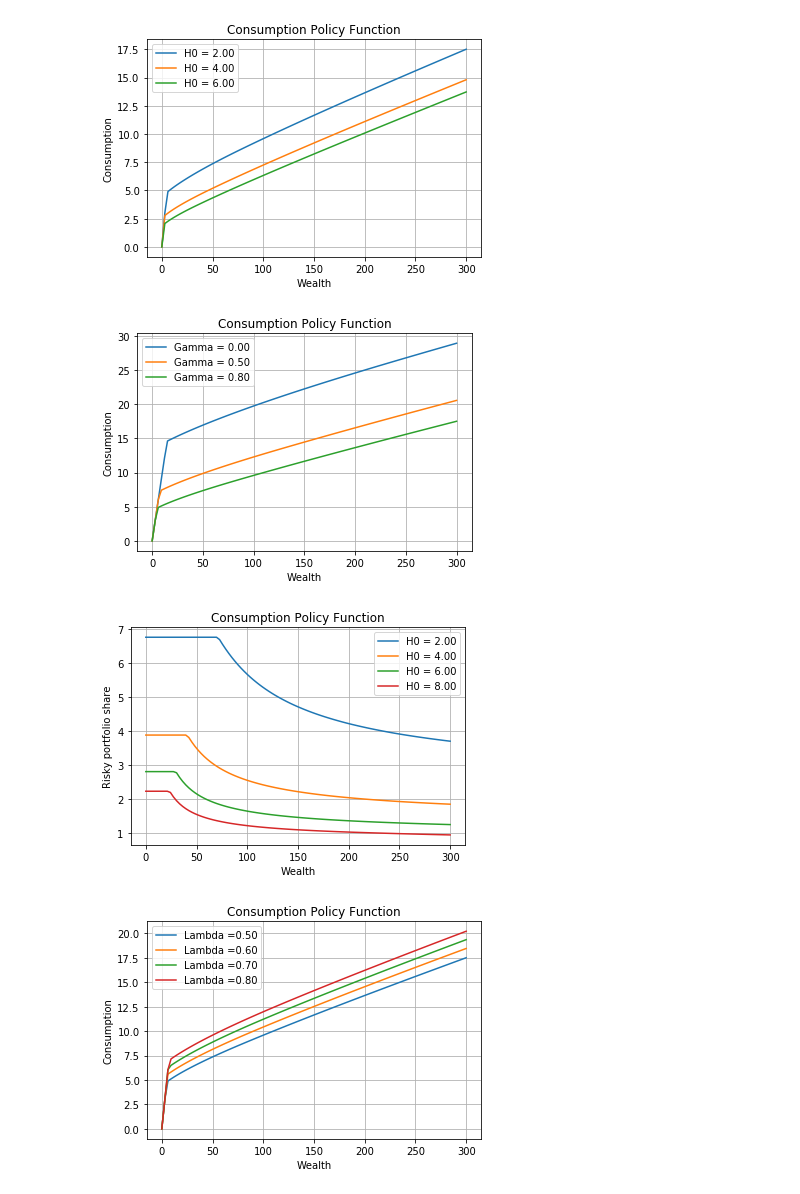
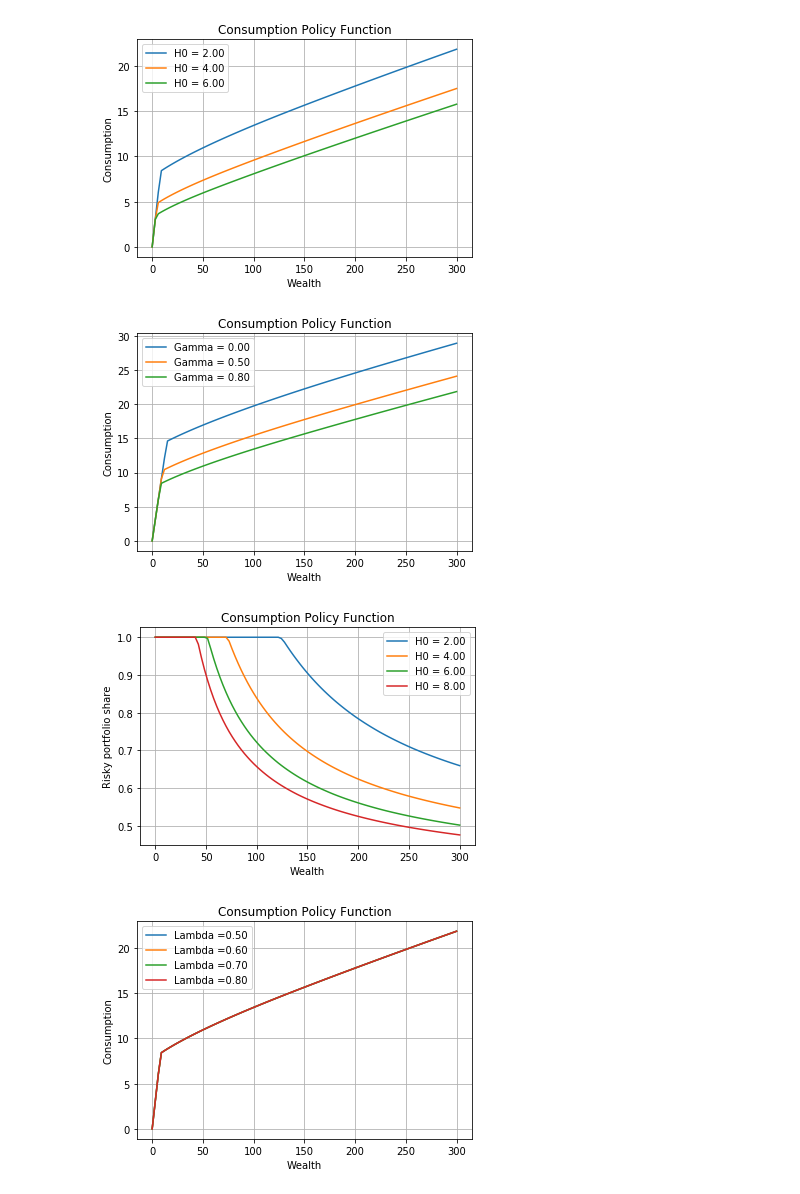
Before and after one commit to HsinYiHung/HARK_HY, a Jupyter notebook: CGMPortfolio/Code/Python/Habit_normalization_by_MateoMethod.ipynb, the cells around one changed output. Saved outputs shown, nothing was run; the diff lists cells and outputs as text; code cells hidden in the pictures.

```diff
--- a/CGMPortfolio/Code/Python/Habit_normalization_by_MateoMethod.ipynb
+++ b/CGMPortfolio/Code/Python/Habit_normalization_by_MateoMethod.ipynb
@@ -250,7 +250,7 @@ for H0 in [2,4,6]:
     H = np.ones(81)*H0
     #for i in range(len(H)):
     #    H[i] = H[i]/Lambda**(i+1)
-    H = H / Lambda
+    #H = H / Lambda
     H = H ** Gamma
 
     norm_factor = norm_factor_0/H
@@ -279,7 +279,7 @@ if not in_ipynb():
 else:
     plt.show(block=True)
 # %% [output]
-[figure, old version]
+[figure, new version]
 # %%
 ### Habit
 # Plot habit changes with different Gamma - Figure 2 and 4
@@ -290,7 +290,7 @@ for Gamma in [0, 0.5, 0.8]:
     H = np.ones(81)*H0
     #for i in range(len(H)):
     #    H[i] = H[i]*(dict_portfolio['RiskyAvg']/Lambda)**(i+1)
-    H = H/ Lambda
+    #H = H/ Lambda
     H = H ** Gamma
 
     norm_factor = norm_factor_0/H
@@ -319,7 +319,7 @@ if not in_ipynb():
 else:
     plt.show(block=True)
 # %% [output]
-[figure, old version]
+[figure, new version]
 # %%
 ### Habit
 # Plot share of wealth with different habit states- Figure 3
@@ -331,36 +331,36 @@ for H0 in [2,4,6, 8]:
     H = np.ones(81)*H0
     #for i in range(len(H)):
     #    H[i] = H[i]/Lambda**(i+1)
-    H = H / Lambda
+    #H = H / Lambda
     H = H ** Gamma
 
     norm_factor = norm_factor_0/H
     #norm_factor = norm_factor_0
     # In the last period of life you consume everything
     # so portfolio choice is irrelevant
 
     # Ages
     ages = [25]
     age_born = time_params['Age_born']
 
     a = 25
     plt.plot(eevalgrid,
-             agent.solution[a-age_born].ShareFuncAdj(eevalgrid/norm_factor[a-age_born])*norm_factor[a-age_born],
+             agent.solution[a-age_born].ShareFuncAdj(eevalgrid/norm_factor[a-age_born]),
              label = 'H0 = {:.2f}'.format(H0))
 plt.xlabel('Wealth')
 plt.ylabel('Risky portfolio share')
 plt.title('Consumption Policy Function')
 plt.legend()
 plt.grid()
 
 
 if not in_ipynb():
     plt.show(block=False)
     plt.pause(1)
 else:
     plt.show(block=True)
 # %% [output]
-[figure, old version]
+[figure, new version]
 # %%
 ### Habit
 # Plot consumption function with different Lambda - page 739's description
@@ -371,7 +371,7 @@ for Lambda in [0.5, 0.6, 0.7, 0.8]:
     H = np.ones(81)*H0
     #for i in range(len(H)):
     #    H[i] = H[i]/Lambda**(i+1)
-    H = H/Lambda
+    #H = H/Lambda
     H = H ** Gamma
 
     norm_factor = norm_factor_0/H
@@ -400,7 +400,7 @@ if not in_ipynb():
 else:
     plt.show(block=True)
 # %% [output]
-[figure, old version]
+[figure, new version]
 # %%
 # Set up simulation parameters
 
```
Also changed, not shown: parts of 1 cell of this notebook, 6 other files.
